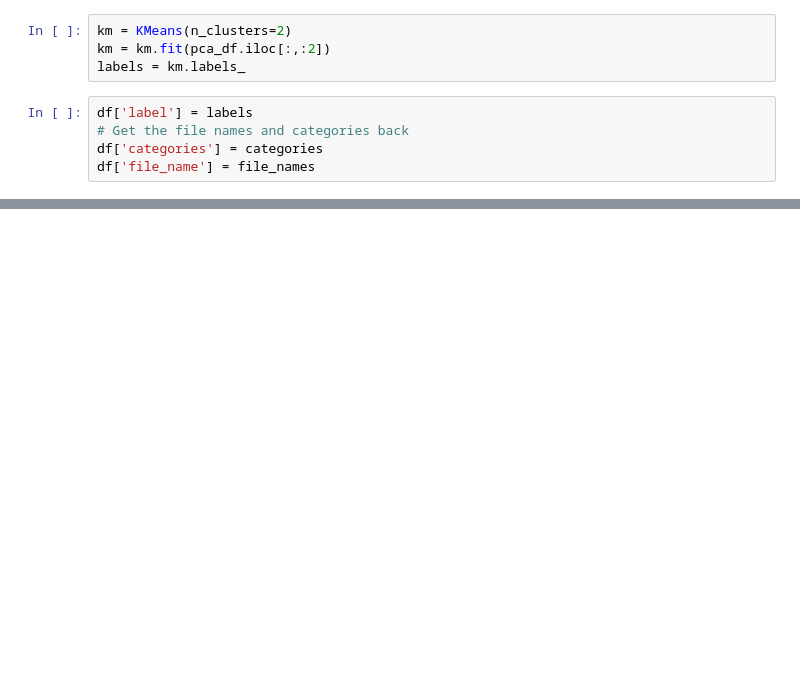
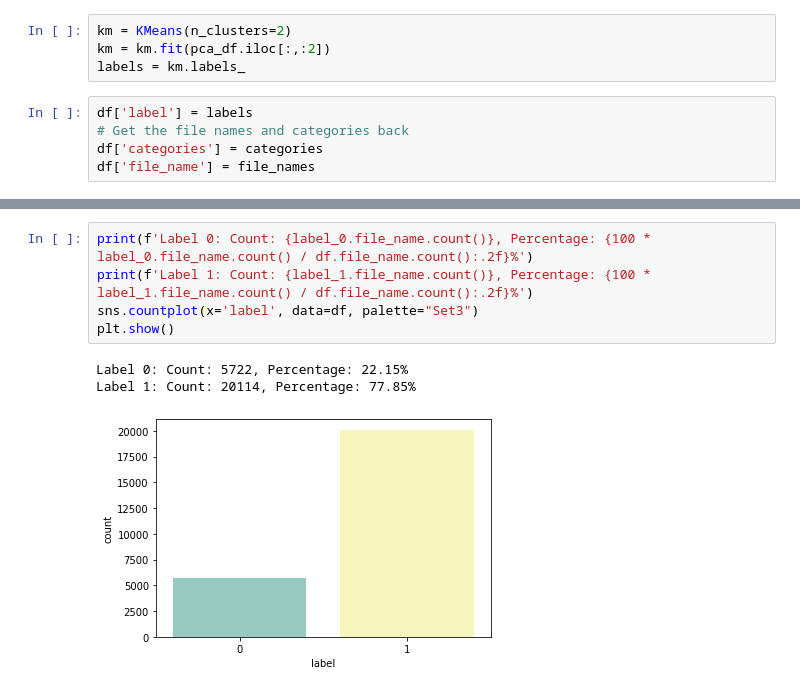
Before and after one commit to edenc3/AdsOrNews, a Jupyter notebook: from_csv.ipynb, the cells around one changed output, grey strips where cells are left out. Drawn from its saved outputs; the diff is of its cells as text; blank space fills up the shorter version.

```diff
--- a/from_csv.ipynb
+++ b/from_csv.ipynb
@@ -187,0 +204,9 @@ dtype: float64
+# %%
+print(f'Label 0: Count: {label_0.file_name.count()}, Percentage: {100 * label_0.file_name.count() / df.file_name.count():.2f}%')
+print(f'Label 1: Count: {label_1.file_name.count()}, Percentage: {100 * label_1.file_name.count() / df.file_name.count():.2f}%')
+sns.countplot(x='label', data=df, palette="Set3")
+plt.show()
+# %% [output]
+Label 0: Count: 5722, Percentage: 22.15%
+Label 1: Count: 20114, Percentage: 77.85%
+[figure, added]
```
Also changed, not shown: parts of 9 cells of this notebook.
